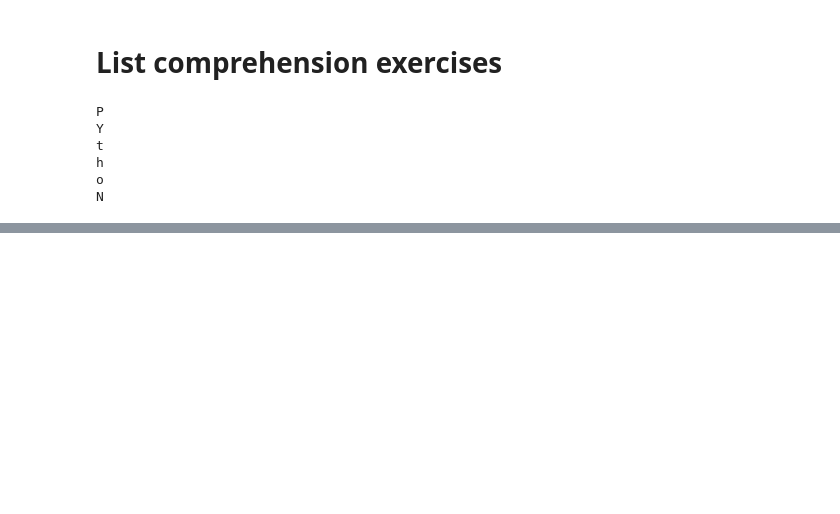
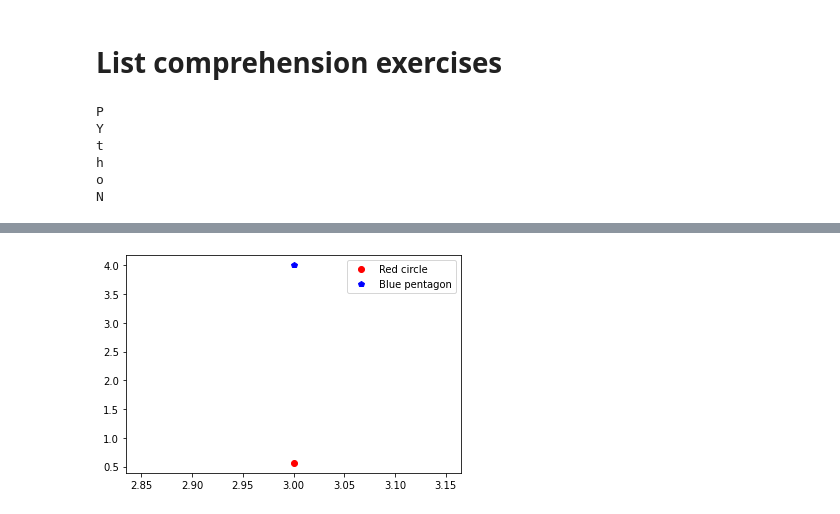
Before and after one commit to dantebarross/scientific-projects-with-python, a Jupyter notebook: Resolving_Scientific_Projects.ipynb, the cells around one changed output, grey strips where cells are left out. Saved outputs shown, nothing was run; the diff lists cells and outputs as text; code cells hidden in the pictures; blank space fills up the shorter version.

```diff
--- a/Resolving_Scientific_Projects.ipynb
+++ b/Resolving_Scientific_Projects.ipynb
@@ -516,0 +714,9 @@ N
+# %%
+a = 3
+
+plt.plot(a, a*3 / 4**2, 'ro', label='Red circle') # red circle
+plt.plot(3, 4, 'bp', label='Blue pentagon') # blue pentagon
+plt.legend()
+plt.show()
+# %% [output]
+[figure, added]
```
Also changed, not shown: parts of 37 cells of this notebook.
